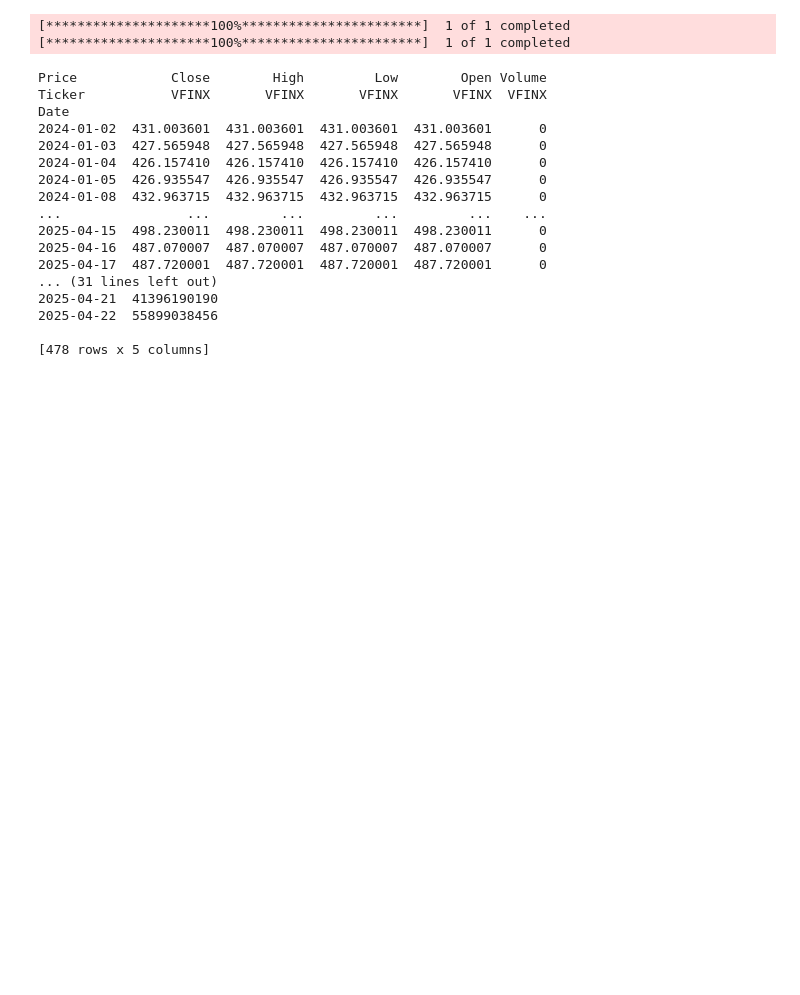
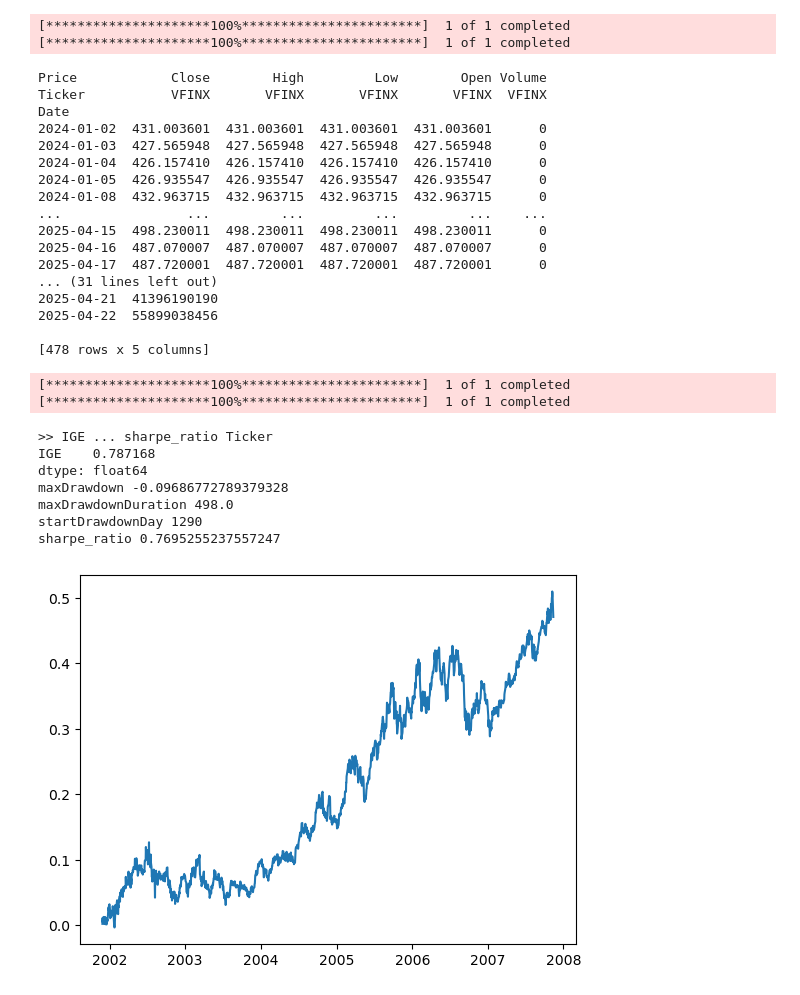
Before and after one commit to Valdins/QuantAlgoSystem, a Jupyter notebook: src/notebooks/quant.ipynb, the cells around one changed output. Cells and saved outputs as stored; diff of their text form; code cells hidden in the pictures; blank space fills up the shorter version.

Commit message:
Added sharpe ratio calculation

```diff
--- a/src/notebooks/quant.ipynb
+++ b/src/notebooks/quant.ipynb
@@ -49,3 +49,69 @@ Date
 2025-04-22  55899038456
 
 [478 rows x 5 columns]
+# %%
+import matplotlib.pyplot as plt
+import numpy as np
+
+def calc_max_dd(cum_ret):
+    high_watermark = np.zeros(cum_ret.shape)
+    drawdown = np.zeros(cum_ret.shape)
+    drawdown_duration = np.zeros(cum_ret.shape)
+
+    for n in np.arange(1, cum_ret.shape[0]):
+        high_watermark[n] = np.maximum(high_watermark[n-1], cum_ret[n])
+        drawdown[n] = (1 + cum_ret[n]) / (1 + high_watermark[n]) - 1
+        if drawdown[n] == 0:
+            drawdown_duration[n] = 0
+        else:
+            drawdown_duration[n] = drawdown_duration[n-1] + 1
+
+    max_dd, i = np.min(drawdown), np.argmin(drawdown) # drawdown < 0 always
+    max_ddd = np.max(drawdown_duration)
+    return max_dd, max_ddd, i
+
+def calc_ige_sharpe():
+    for symbol in ['IGE']:
+        print(">>", symbol, end=' ... ')
+        data = yf.download(symbol, start = '2001-11-26', end='2007-11-14')
+
+        data.sort_values(by = 'Date', inplace = True)
+        daily_return = data.loc[:, 'Close'].pct_change() # daily returns
+
+        excess_return = daily_return - 0.04/252 # daily returns = strategy returns - financing cost
+
+        sharpe_ratio = np.sqrt(252) * np.mean(excess_return) / np.std(excess_return)
+
+        print("sharpe_ratio", sharpe_ratio)
+
+        spy_df = yf.download('SPY', start = '2001-11-26', end='2007-11-14')
+
+        df_merge = pd.merge(data, spy_df, on = 'Date', suffixes=('_IGE', '_SPY'))
+        df_merge.sort_index(inplace = True)
+
+        daily_return = df_merge[[('Close', 'IGE'), ('Close', 'SPY')]].pct_change()
+
+        net_return = (daily_return[('Close', 'IGE')] - daily_return[('Close', 'SPY')])/2
+
+        cum_ret = np.cumprod(1+net_return) - 1
+        plt.plot(cum_ret)
+        maxDrawdown, maxDrawdownDuration, startDrawdownDay = calc_max_dd(cum_ret.values)
+        print("maxDrawdown", maxDrawdown)
+        print("maxDrawdownDuration",maxDrawdownDuration)
+        print("startDrawdownDay",startDrawdownDay)
+
+        sharpe_ratio = np.sqrt(252) * np.mean(net_return) / np.std(net_return)
+        print("sharpe_ratio", sharpe_ratio)
+
+calc_ige_sharpe()
+# %% [output]
+[*********************100%***********************]  1 of 1 completed
+[*********************100%***********************]  1 of 1 completed
+>> IGE ... sharpe_ratio Ticker
+IGE    0.787168
+dtype: float64
+maxDrawdown -0.09686772789379328
+maxDrawdownDuration 498.0
+startDrawdownDay 1290
+sharpe_ratio 0.7695255237557247
+[figure, added]
```
